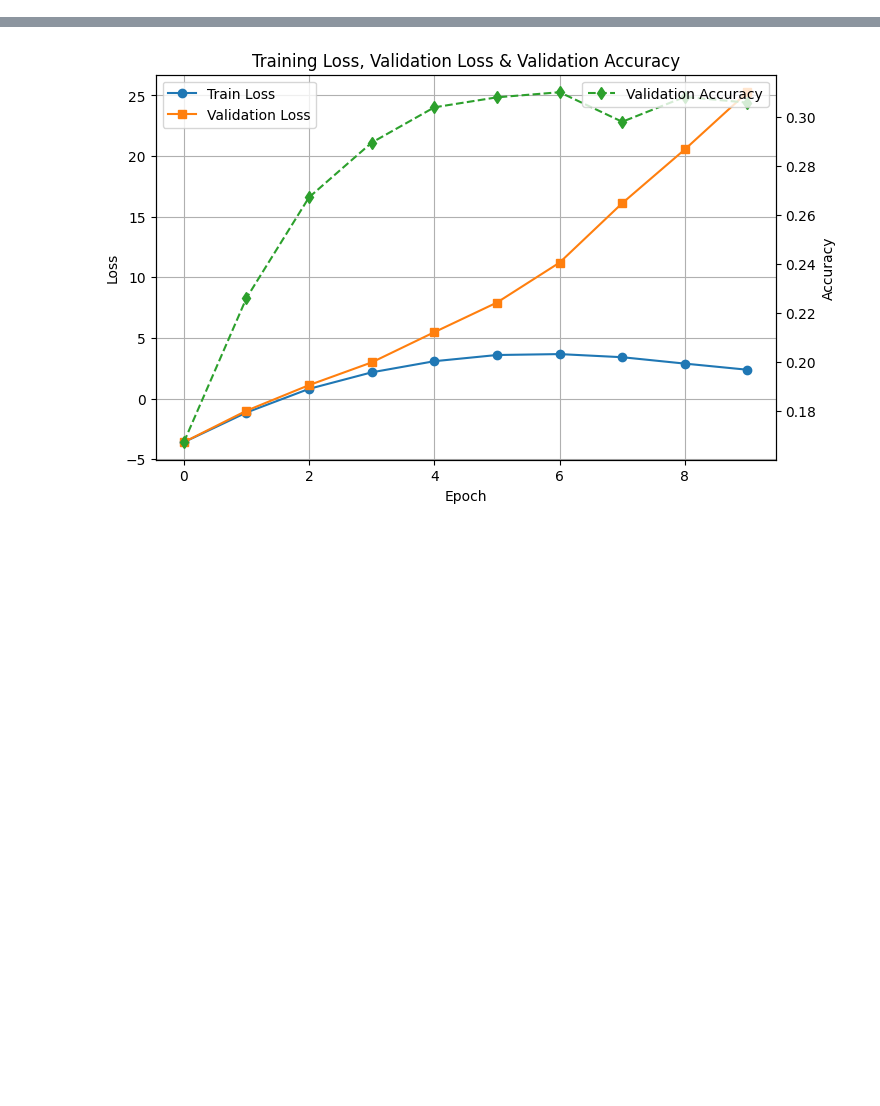
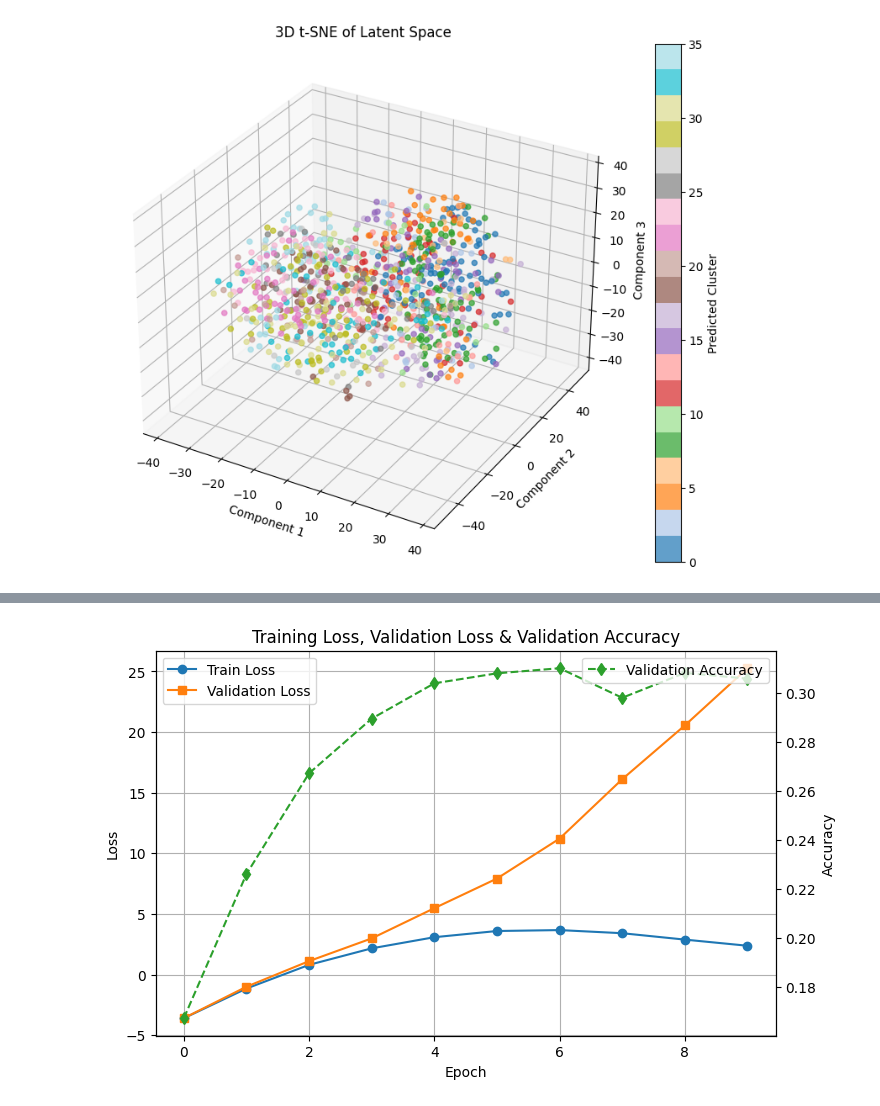
Before and after one commit to lklostermair/tum-adlr-wise24-17, a Jupyter notebook: affine_on_real_img_gmm.ipynb, the cells around one changed output, grey strips where cells are left out. Cells and saved outputs as stored; diff of their text form; code cells hidden in the pictures; blank space fills up the shorter version.

Commit message:
feat: reworked innclasifier, tried to work on visuals

```diff
--- a/affine_on_real_img_gmm.ipynb
+++ b/affine_on_real_img_gmm.ipynb
@@ -5,6 +5,7 @@ import torch
 from torch.utils.data import Dataset
 import torch.nn as nn
 import torch.optim
+
 device = torch.device("cuda" if torch.cuda.is_available() else "cpu")
 
 class TactileMaterialDataset(Dataset):
@@ -26,7 +27,7 @@ class TactileMaterialDataset(Dataset):
         self.samples = np.stack((fft_transformed.real, fft_transformed.imag), axis=0)
         self.samples = self.samples.reshape(-1, 1002)
 
-        self.samples = torch.tensor(self.samples)
+        self.samples = torch.tensor(self.samples, dtype=torch.float32)
         self.labels = torch.tensor(np.repeat(range(len(materials)), 100*16))
 
         # np.fft.fft
@@ -256,0 +392,16 @@ Epoch 6: Train Loss: 0.0012, Val Loss: 0.0110, Val Acc: 0.3080
+# %%
+    inn, gmm, logs = train_inn_gmm(
+        dataset_path="data/raw/tactmat.h5",
+        n_coupling_blocks=2,
+        epochs=40,
+        min_beta=3,
+        max_beta=3,
+        lr=0.001,
+        lr_mu=0.001,
+        weight_decay=1e-4,
+        train_split=0.8,
+        n_classes=36,
+        hidden_layer_size=512,
+        patience=10,
+        schedule_type="exponential",
+    )
@@ -256,0 +422,60 @@ Epoch 6: Train Loss: 0.0012, Val Loss: 0.0110, Val Acc: 0.3080
+# %%
+from sklearn.manifold import TSNE
+from sklearn.decomposition import PCA
+import matplotlib.pyplot as plt
+
+n_samples=1000
+device = next(inn.parameters()).device
+inn.eval()
+
+# Collect data and latent vectors
+Xs = []
+Zs = []
+Cs = []  # cluster labels
+
+# Gather up to n_samples from the data_loader
+count = 0
+for x_batch, _ in train_loader:
+    x_batch = x_batch.to(device)
+    with torch.no_grad():
+        z, _ = inn(x_batch)
+
+    # Get cluster assignments
+    dist = cluster_distances(z, gmm.mu)
+    log_probs = -0.5 * dist
+    preds = log_probs.argmax(dim=1)
+
+    Xs.append(x_batch.cpu())
+    Zs.append(z.cpu())
+    Cs.append(preds.cpu())
+
+    count += x_batch.size(0)
+    if count >= n_samples:
+        break
+
+Xs = torch.cat(Xs, dim=0)[:n_samples]
+Zs = torch.cat(Zs, dim=0)[:n_samples]
+Cs = torch.cat(Cs, dim=0)[:n_samples]
+
+pca = PCA(n_components=50, random_state=42)
+Z_pca = pca.fit_transform(Zs.numpy())
+
+# Run t-SNE on the latent vectors
+tsne = TSNE(n_components=3, perplexity=20, random_state=42)
+Z_3d = tsne.fit_transform(Zs.numpy())
+
+fig = plt.figure(figsize=(10, 8))
+ax = fig.add_subplot(111, projection='3d')
+
+# If Cs is a tensor, convert it to numpy for plotting
+scatter = ax.scatter(Z_3d[:, 0], Z_3d[:, 1], Z_3d[:, 2],
+                     c=Cs.numpy(), cmap='tab20', alpha=0.7)
+
+ax.set_title('3D t-SNE of Latent Space')
+ax.set_xlabel('Component 1')
+ax.set_ylabel('Component 2')
+ax.set_zlabel('Component 3')
+fig.colorbar(scatter, ax=ax, label='Predicted Cluster')
+plt.show()
+# %% [output]
+[figure, added]
```
Also changed, not shown: parts of 10 cells of this notebook, 2 other files.
